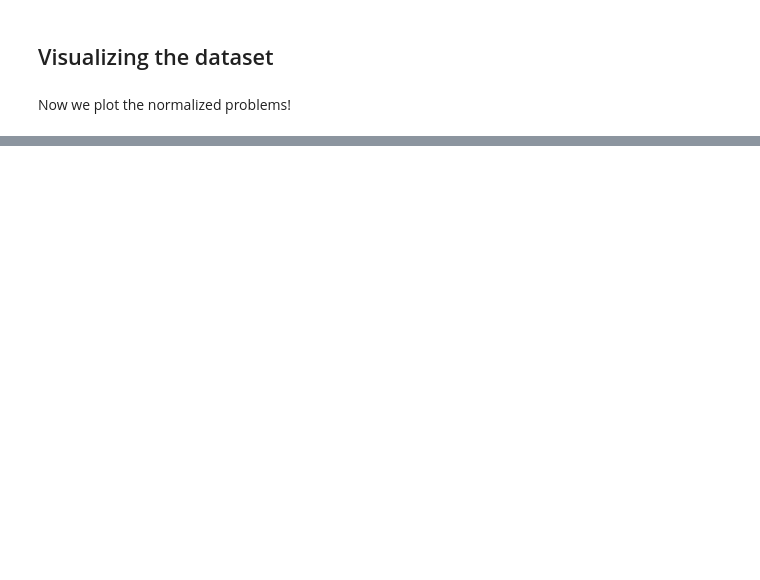
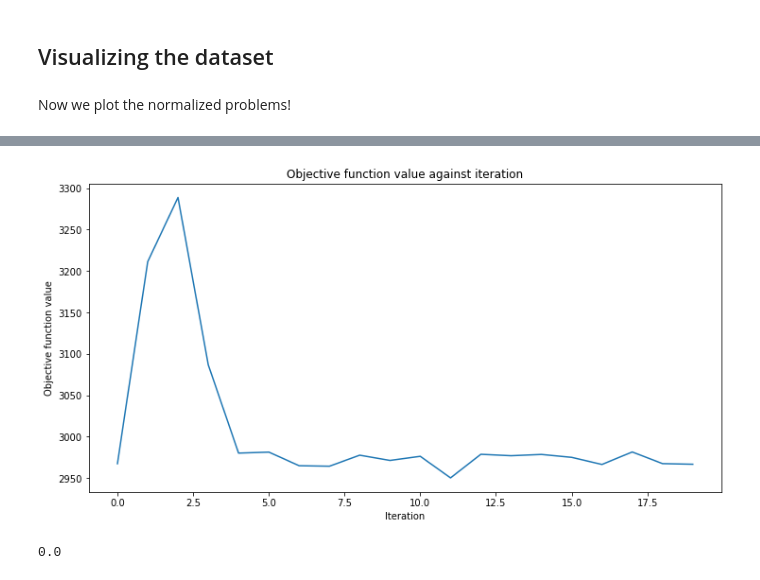
Before and after one commit to RicardoMonteiroSimoes/Quantum-Machine-Learning, a Jupyter notebook: code/mqo/qnn_mqo_workflow_design.ipynb, the cells around one changed output, grey strips where cells are left out. Saved outputs shown, nothing was run; the diff lists cells and outputs as text; code cells hidden in the pictures; blank space fills up the shorter version.

```diff
--- a/code/mqo/qnn_mqo_workflow_design.ipynb
+++ b/code/mqo/qnn_mqo_workflow_design.ipynb
@@ -214,0 +334,4 @@ plt.show()
+# %%
+quantum_instance = QuantumInstance(Aer.get_backend("aer_simulator"), shots=1024)
+# %%
+x = np.array(n_values).reshape(150,8)
@@ -214,0 +347,36 @@ plt.show()
+# %%
+output_shape = 12
+def parity(value):
+    return value
+
+# construct neural network classifier
+qnn = CircuitQNN(
+    circuit=trainable_circuit,
+    input_params=trainable_circuit.parameters[0:8],
+    weight_params=[trainable_circuit.parameters[-1]],
+    quantum_instance=quantum_instance,
+)
+
+classifier = NeuralNetworkClassifier(
+    neural_network=qnn, optimizer=COBYLA(), callback=callback_graph
+)
+
+
+x_train, x_test, y_train, y_test = train_test_split(np.array(x), np.array(y), test_size=1-3/4, random_state=69069)
+# %%
+
+# create empty array for callback to store evaluations of the objective function
+objective_func_vals = []
+plt.rcParams["figure.figsize"] = (12, 6)
+
+# fit classifier to data
+classifier.fit(x_train, y_train)
+
+# return to default figsize
+plt.rcParams["figure.figsize"] = (6, 4)
+
+# score classifier
+classifier.score(x_test,  y_test)
+# %% [output]
+[figure, added]
+0.0
```
Also changed, not shown: parts of 25 cells of this notebook.
